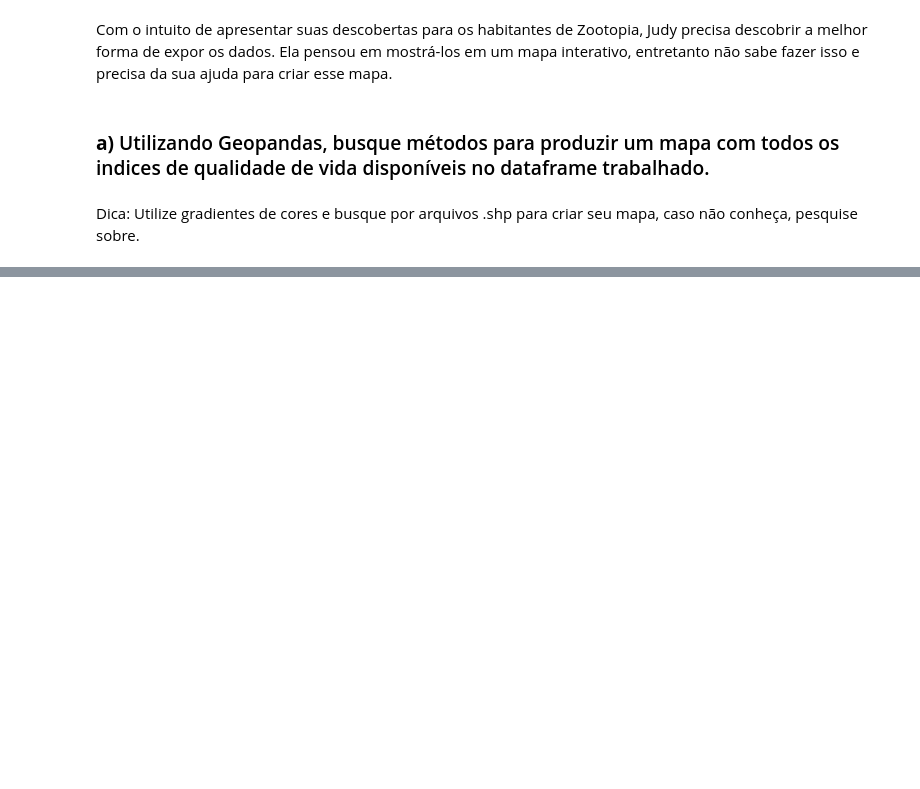
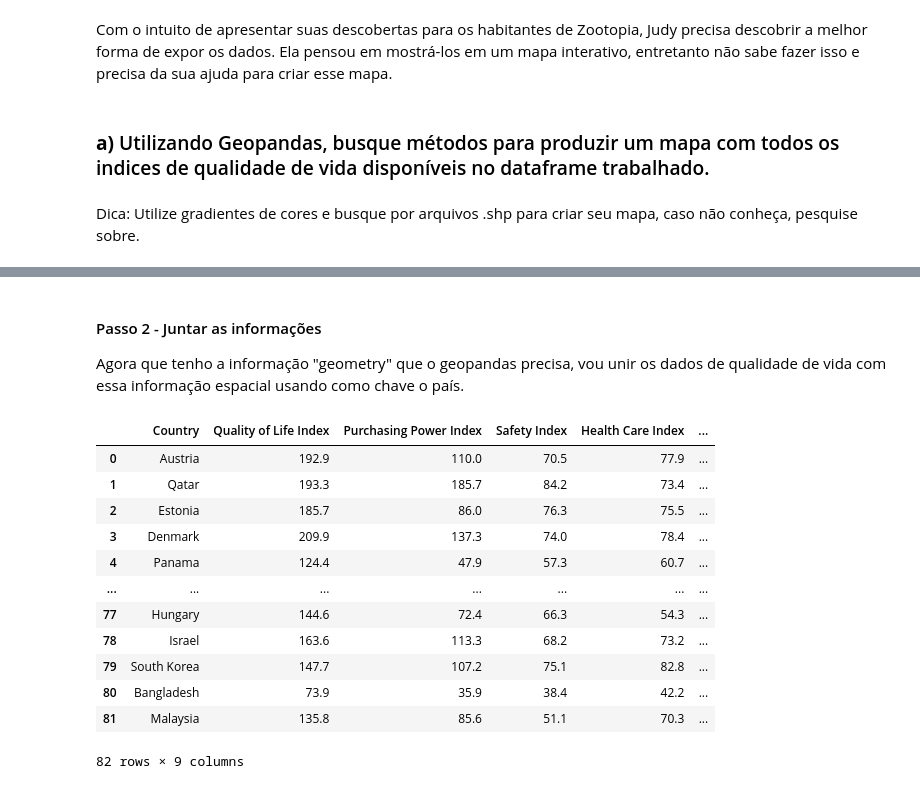
Before and after one commit to lsjesus/feadev_caseps, a Jupyter notebook: Case Avançado.ipynb, the cells around one changed output, grey strips where cells are left out. Drawn from its saved outputs; the diff is of its cells as text; code cells hidden in the pictures; blank space fills up the shorter version.

```diff
--- a/Case Avançado.ipynb
+++ b/Case Avançado.ipynb
@@ -88,6 +88,7 @@ dtype: bool
 # %% [markdown]
 ### **c)** Apesar de haverem outras, vamos utilizar apenas as colunas "Country", "Quality of Life Index" e "Purchasing Power Index". Portanto, exclua as demais.
 # %%
+df_tot = df #salvando df total antes da remoção - será usado no ex2
 df = df[['Country', 'Quality of Life Index', 'Purchasing Power Index']] #Selecionar apenas as colunas de interesse e reatribuir ao df
 display(df) #Para visualizar
 # %% [output]
@@ -193,0 +249,5 @@ Dica: Utilize gradientes de cores e busque por arquivos .shp para criar seu mapa
+# %%
+world = gpd.read_file('Dados/ne_110m_admin_0_countries.zip') #Lendo arquivo
+world = world[['NAME', 'geometry']] #Filtrando colunas de interesse
+
+display(world)
@@ -193,0 +268,22 @@ Dica: Utilize gradientes de cores e busque por arquivos .shp para criar seu mapa
+# %% [markdown]
+#### Passo 2 - Juntar as informações
+
+Agora que tenho a informação "geometry" que o geopandas precisa, vou unir os dados de qualidade de vida com essa informação espacial usando como chave o país.
+# %%
+df_spacial = pd.merge(df_tot, world, left_on='Country', right_on='NAME', how='inner') #Inner Join considerando as mesmas informações nas colunas Country e NAME dos dois DFs
+df_spacial = df_spacial.drop(columns='NAME') #Descartando coluna NAME que não será mais necessária
+display(df_spacial)
+# %% [output]
+|  | Country | Quality of Life Index | Purchasing Power Index | Safety Index | Health Care Index | ... |
+| 0 | Austria | 192.9 | 110.0 | 70.5 | 77.9 | ... |
+| 1 | Qatar | 193.3 | 185.7 | 84.2 | 73.4 | ... |
+| 2 | Estonia | 185.7 | 86.0 | 76.3 | 75.5 | ... |
+| 3 | Denmark | 209.9 | 137.3 | 74.0 | 78.4 | ... |
+| 4 | Panama | 124.4 | 47.9 | 57.3 | 60.7 | ... |
+| ... | ... | ... | ... | ... | ... | ... |
+| 77 | Hungary | 144.6 | 72.4 | 66.3 | 54.3 | ... |
+| 78 | Israel | 163.6 | 113.3 | 68.2 | 73.2 | ... |
+| 79 | South Korea | 147.7 | 107.2 | 75.1 | 82.8 | ... |
+| 80 | Bangladesh | 73.9 | 35.9 | 38.4 | 42.2 | ... |
+| 81 | Malaysia | 135.8 | 85.6 | 51.1 | 70.3 | ... |
+82 rows × 9 columns
```
Also changed, not shown: parts of 11 cells of this notebook, 1 other file.
